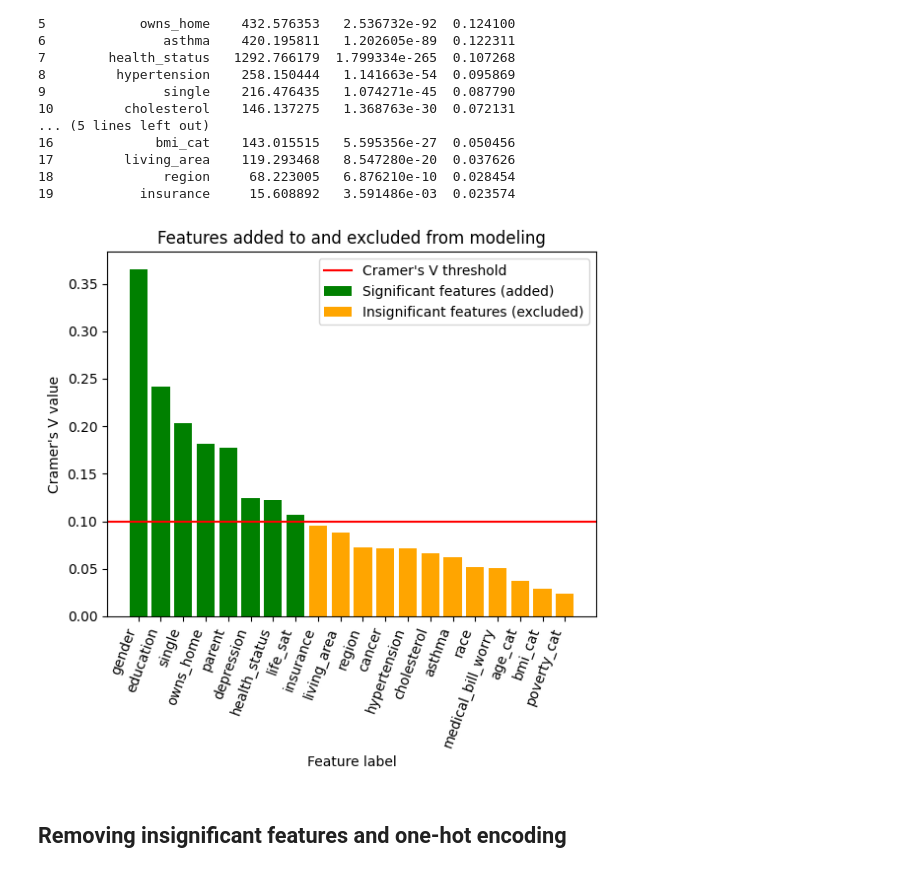
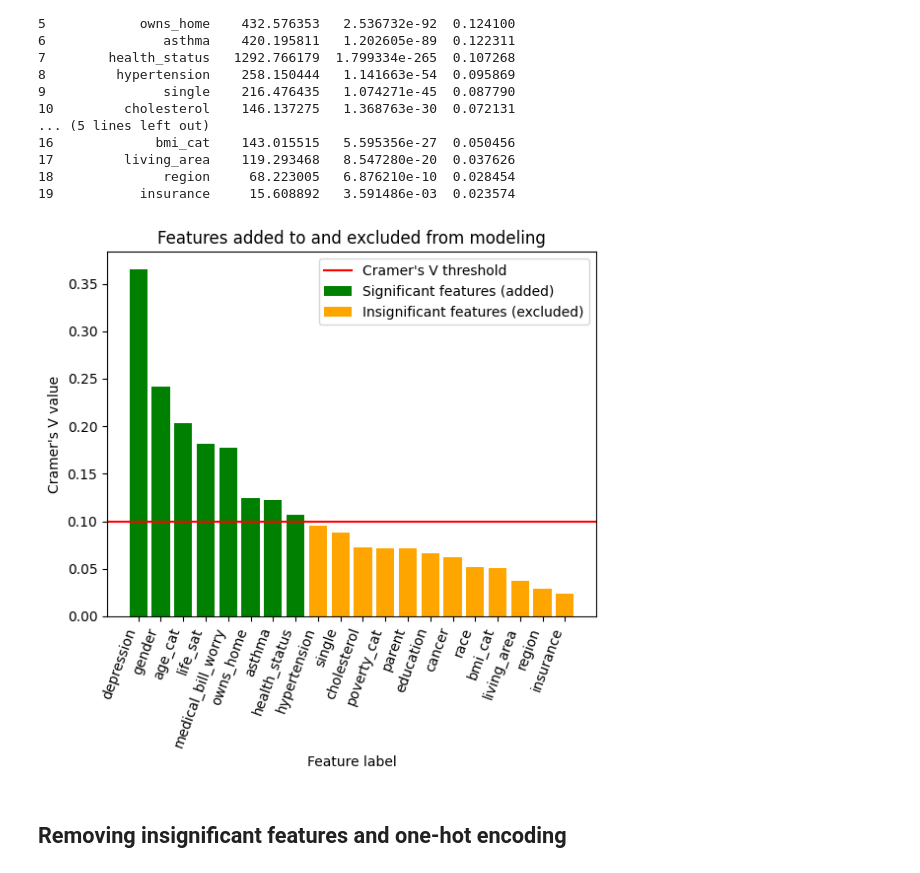
Before and after one commit to simontitk/datamining-2, a Jupyter notebook: src/final.ipynb, the cells around one changed output. Saved outputs shown, nothing was run; the diff lists cells and outputs as text; code cells hidden in the pictures.

Commit message:
fix plot

```diff
--- a/src/final.ipynb
+++ b/src/final.ipynb
@@ -307,20 +312,20 @@ print(df_stats)
 # %%
 significant_features = df_stats[(df_stats["p"] < ALPHA) & (df_stats["cramer_v"] > CRAMER_TRESH)]["feature"].values
 insignificant_features =  df_stats[(df_stats["p"] >= ALPHA) | (df_stats["cramer_v"] <= CRAMER_TRESH)]["feature"].values
 
 df_sig = df_stats[df_stats["feature"].isin(significant_features)]
 df_insig = df_stats[df_stats["feature"].isin(insignificant_features)]
 
 fig, ax = plt.subplots(1)
 ax.set(xlabel="Feature label", ylabel="Cramer's V value", title="Features added to and excluded from modeling")
 ax.bar(df_sig["feature"], df_sig["cramer_v"], color="green", label="Significant features (added)")
 ax.bar(df_insig["feature"], df_insig["cramer_v"], color="orange", label="Insignificant features (excluded)")
 ax.axhline(CRAMER_TRESH, color="red", label="Cramer's V threshold")
 ax.legend()
-ax.set_xticklabels(FEATURES, rotation=70, ha='right')
+ax.set_xticklabels(np.concatenate([significant_features, insignificant_features]), rotation=70, ha='right')
 fig.show()
 # %% [output]
-[figure, old version]
+[figure, new version]
 # %% [markdown]
 ## Removing insignificant features and one-hot encoding
 # %%
```
Also changed, not shown: parts of 4 cells of this notebook.
